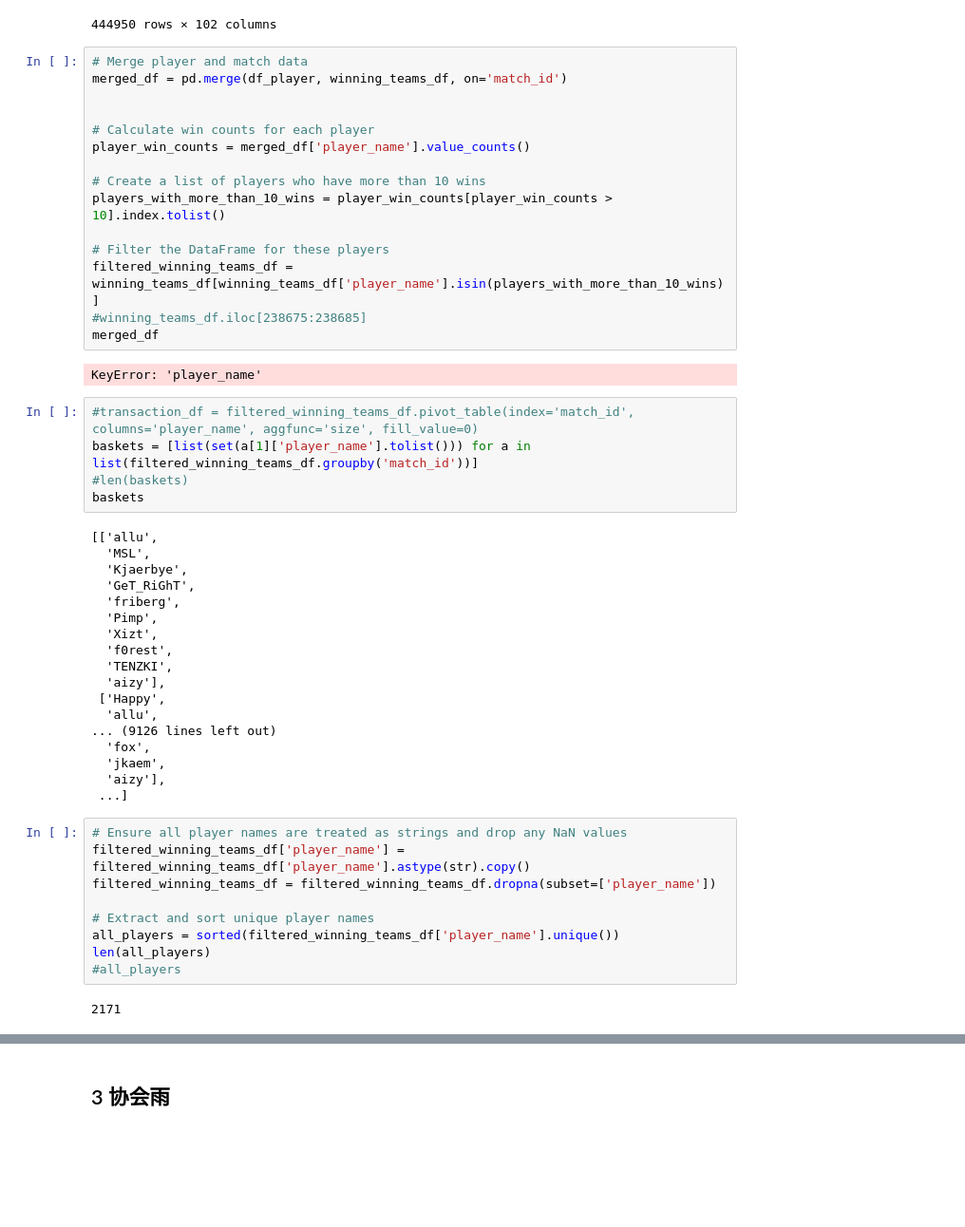
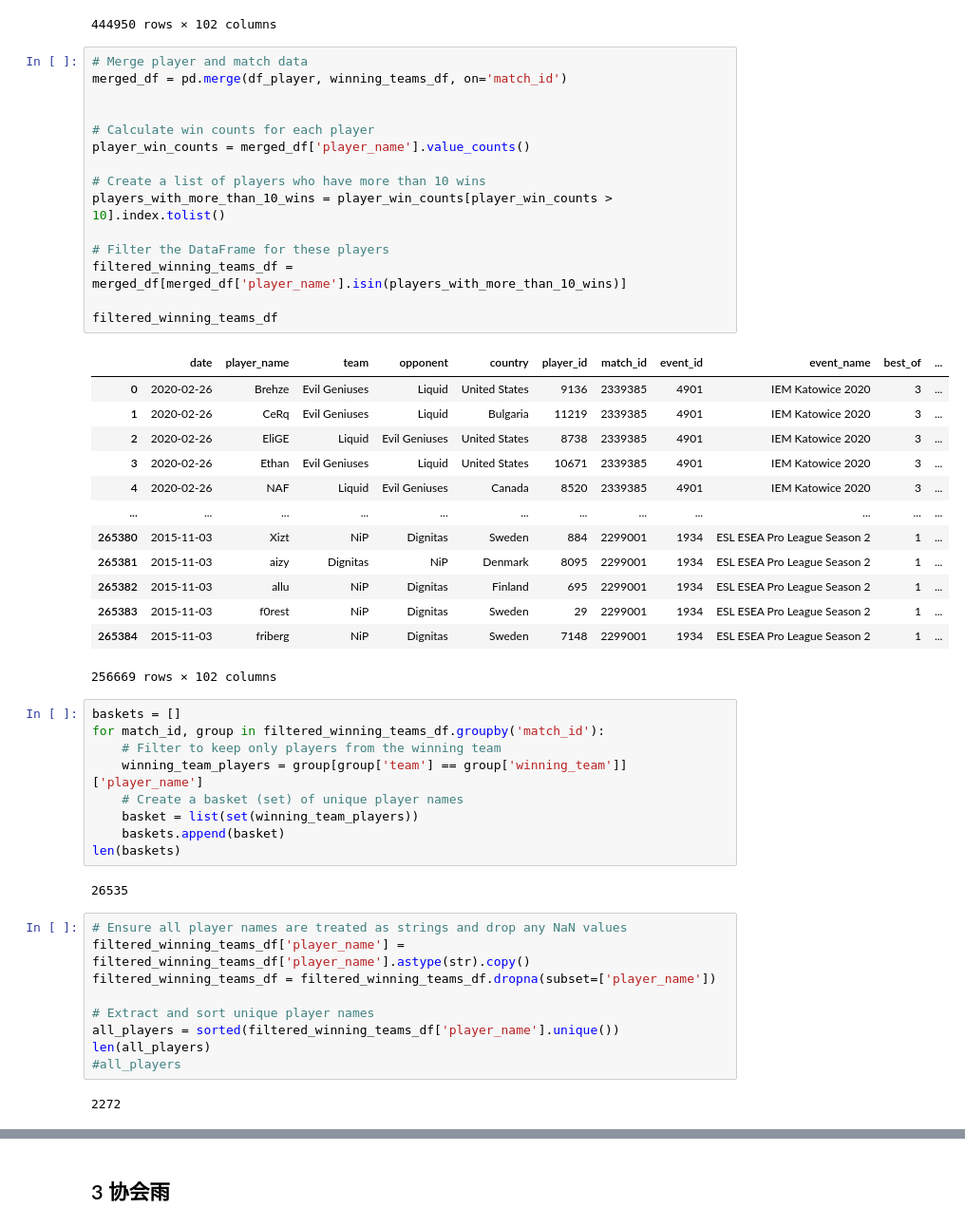
Before and after one commit to saeculumx/DataScienceTool_F23, a Jupyter notebook: project.ipynb, the cells around one changed output, grey strips where cells are left out. Shown: that part at 95% size. Drawn from its saved outputs; the diff is of its cells as text; blank space fills up the shorter version.

```diff
--- a/project.ipynb
+++ b/project.ipynb
@@ -223,43 +224,43 @@ merged_df
 # %%
 # Merge player and match data
 merged_df = pd.merge(df_player, winning_teams_df, on='match_id')
 
 
 # Calculate win counts for each player
 player_win_counts = merged_df['player_name'].value_counts()
 
 # Create a list of players who have more than 10 wins
 players_with_more_than_10_wins = player_win_counts[player_win_counts > 10].index.tolist()
 
 # Filter the DataFrame for these players
-filtered_winning_teams_df = winning_teams_df[winning_teams_df['player_name'].isin(players_with_more_than_10_wins)]
-#winning_teams_df.iloc[238675:238685]
-merged_df
+filtered_winning_teams_df = merged_df[merged_df['player_name'].isin(players_with_more_than_10_wins)]
+
+filtered_winning_teams_df
 # %% [output]
+|  | date | player_name | team | opponent | country | player_id | match_id | event_id | event_name | best_of | ... |
+| 0 | 2020-02-26 | Brehze | Evil Geniuses | Liquid | United States | 9136 | 2339385 | 4901 | IEM Katowice 2020 | 3 | ... |
+| 1 | 2020-02-26 | CeRq | Evil Geniuses | Liquid | Bulgaria | 11219 | 2339385 | 4901 | IEM Katowice 2020 | 3 | ... |
+| 2 | 2020-02-26 | EliGE | Liquid | Evil Geniuses | United States | 8738 | 2339385 | 4901 | IEM Katowice 2020 | 3 | ... |
+| 3 | 2020-02-26 | Ethan | Evil Geniuses | Liquid | United States | 10671 | 2339385 | 4901 | IEM Katowice 2020 | 3 | ... |
+| 4 | 2020-02-26 | NAF | Liquid | Evil Geniuses | Canada | 8520 | 2339385 | 4901 | IEM Katowice 2020 | 3 | ... |
+| ... | ... | ... | ... | ... | ... | ... | ... | ... | ... | ... | ... |
+| 265380 | 2015-11-03 | Xizt | NiP | Dignitas | Sweden | 884 | 2299001 | 1934 | ESL ESEA Pro League Season 2 | 1 | ... |
+| 265381 | 2015-11-03 | aizy | Dignitas | NiP | Denmark | 8095 | 2299001 | 1934 | ESL ESEA Pro League Season 2 | 1 | ... |
+| 265382 | 2015-11-03 | allu | NiP | Dignitas | Finland | 695 | 2299001 | 1934 | ESL ESEA Pro League Season 2 | 1 | ... |
+| 265383 | 2015-11-03 | f0rest | NiP | Dignitas | Sweden | 29 | 2299001 | 1934 | ESL ESEA Pro League Season 2 | 1 | ... |
+| 265384 | 2015-11-03 | friberg | NiP | Dignitas | Sweden | 7148 | 2299001 | 1934 | ESL ESEA Pro League Season 2 | 1 | ... |
-KeyError: 'player_name'
+256669 rows × 102 columns
-# %%
-#transaction_df = filtered_winning_teams_df.pivot_table(index='match_id', columns='player_name', aggfunc='size', fill_value=0)
-baskets = [list(set(a[1]['player_name'].tolist())) for a in list(filtered_winning_teams_df.groupby('match_id'))]
-#len(baskets)
-baskets
-# %% [output]
-[['allu',
-  'MSL',
-  'Kjaerbye',
-  'GeT_RiGhT',
-  'friberg',
-  'Pimp',
-  'Xizt',
-  'f0rest',
-  'TENZKI',
-  'aizy'],
- ['Happy',
-  'allu',
-... (9126 lines left out)
-  'fox',
-  'jkaem',
-  'aizy'],
- ...]
+# %%
+baskets = []
+for match_id, group in filtered_winning_teams_df.groupby('match_id'):
+    # Filter to keep only players from the winning team
+    winning_team_players = group[group['team'] == group['winning_team']]['player_name']
+    # Create a basket (set) of unique player names
+    basket = list(set(winning_team_players))
+    baskets.append(basket)
+len(baskets)
+# %% [output]
+26535
 # %%
 # Ensure all player names are treated as strings and drop any NaN values
 filtered_winning_teams_df['player_name'] = filtered_winning_teams_df['player_name'].astype(str).copy()
@@ -270,4 +271,4 @@ all_players = sorted(filtered_winning_teams_df['player_name'].unique())
 len(all_players)
 #all_players
 # %% [output]
-2171
+2272
```
Also changed, not shown: parts of 4 cells of this notebook.
